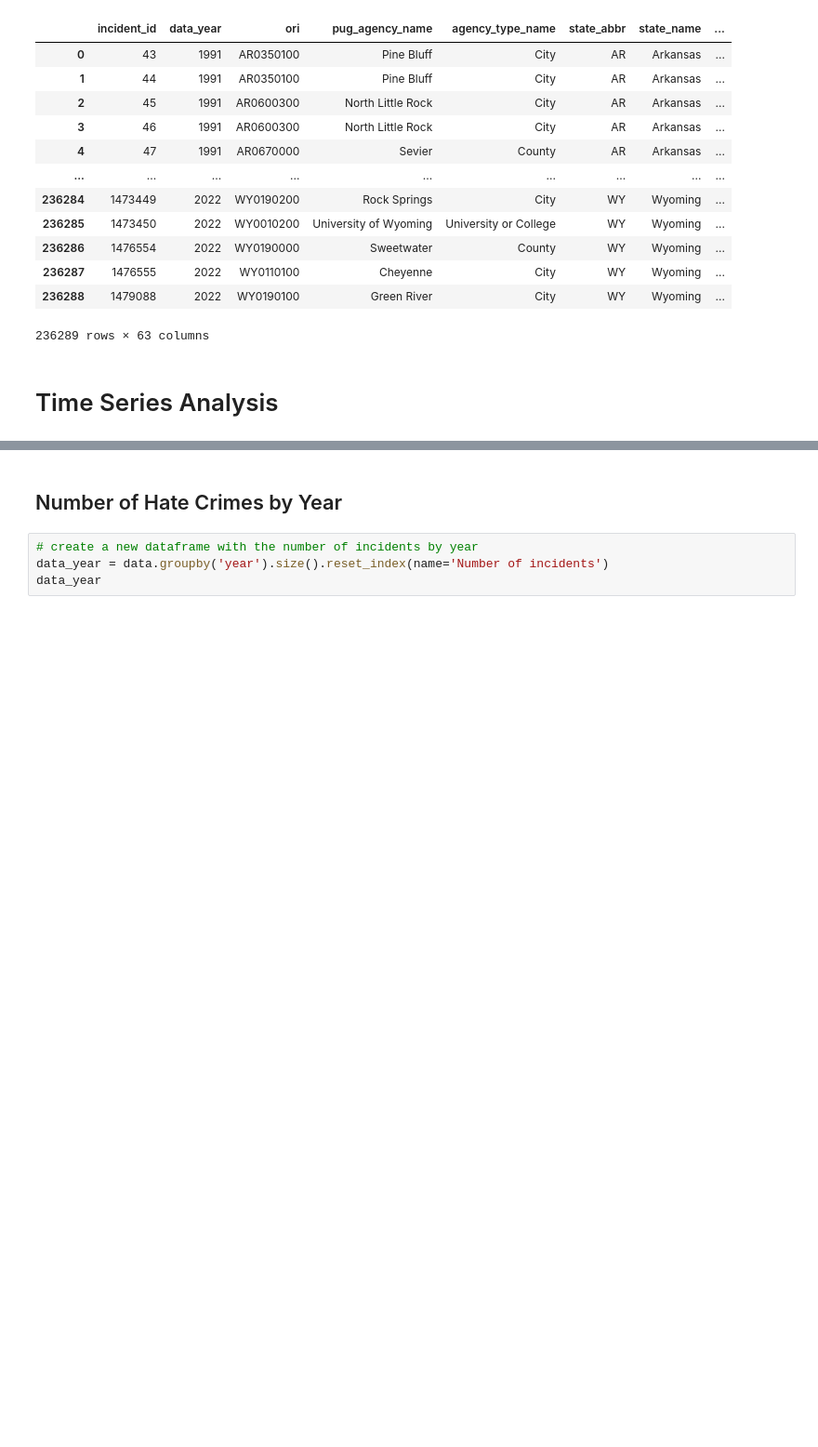
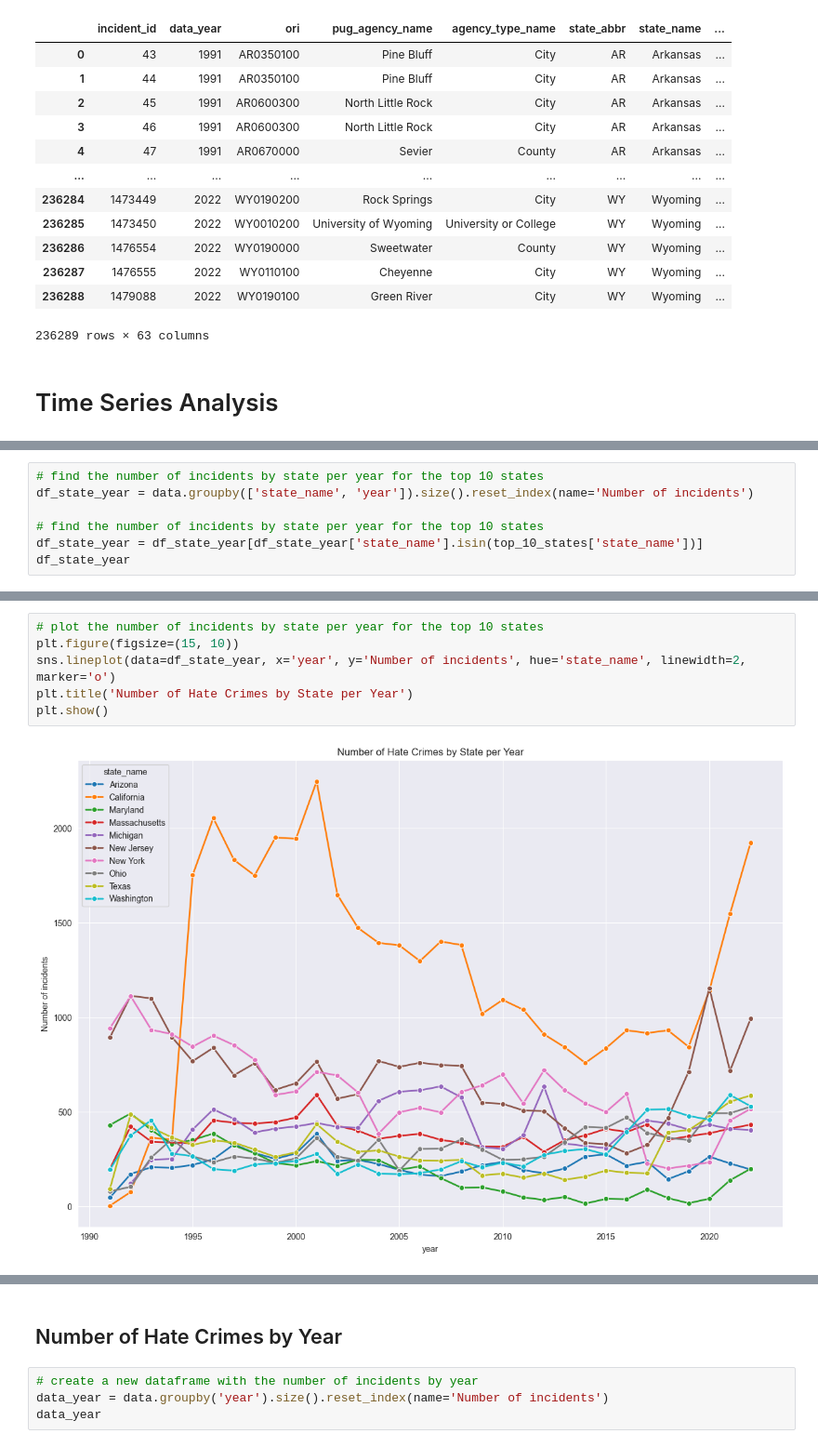
Before and after one commit to UWI-Zess/COMP6940-Project, a Jupyter notebook: forecasting_model.ipynb, the cells around one changed output, grey strips where cells are left out. Shown at 93% size. Cells and saved outputs as stored; diff of their text form; blank space fills up the shorter version.

```diff
--- a/forecasting_model.ipynb
+++ b/forecasting_model.ipynb
@@ -67,0 +143,7 @@ data
+# %%
+# find the number of incidents by state per year for the top 10 states
+df_state_year = data.groupby(['state_name', 'year']).size().reset_index(name='Number of incidents')
+
+# find the number of incidents by state per year for the top 10 states
+df_state_year = df_state_year[df_state_year['state_name'].isin(top_10_states['state_name'])]
+df_state_year
@@ -67,0 +164,8 @@ data
+# %%
+# plot the number of incidents by state per year for the top 10 states
+plt.figure(figsize=(15, 10))
+sns.lineplot(data=df_state_year, x='year', y='Number of incidents', hue='state_name', linewidth=2, marker='o')
+plt.title('Number of Hate Crimes by State per Year')
+plt.show()
+# %% [output]
+[figure, added]
```
Also changed, not shown: parts of 18 cells of this notebook.
